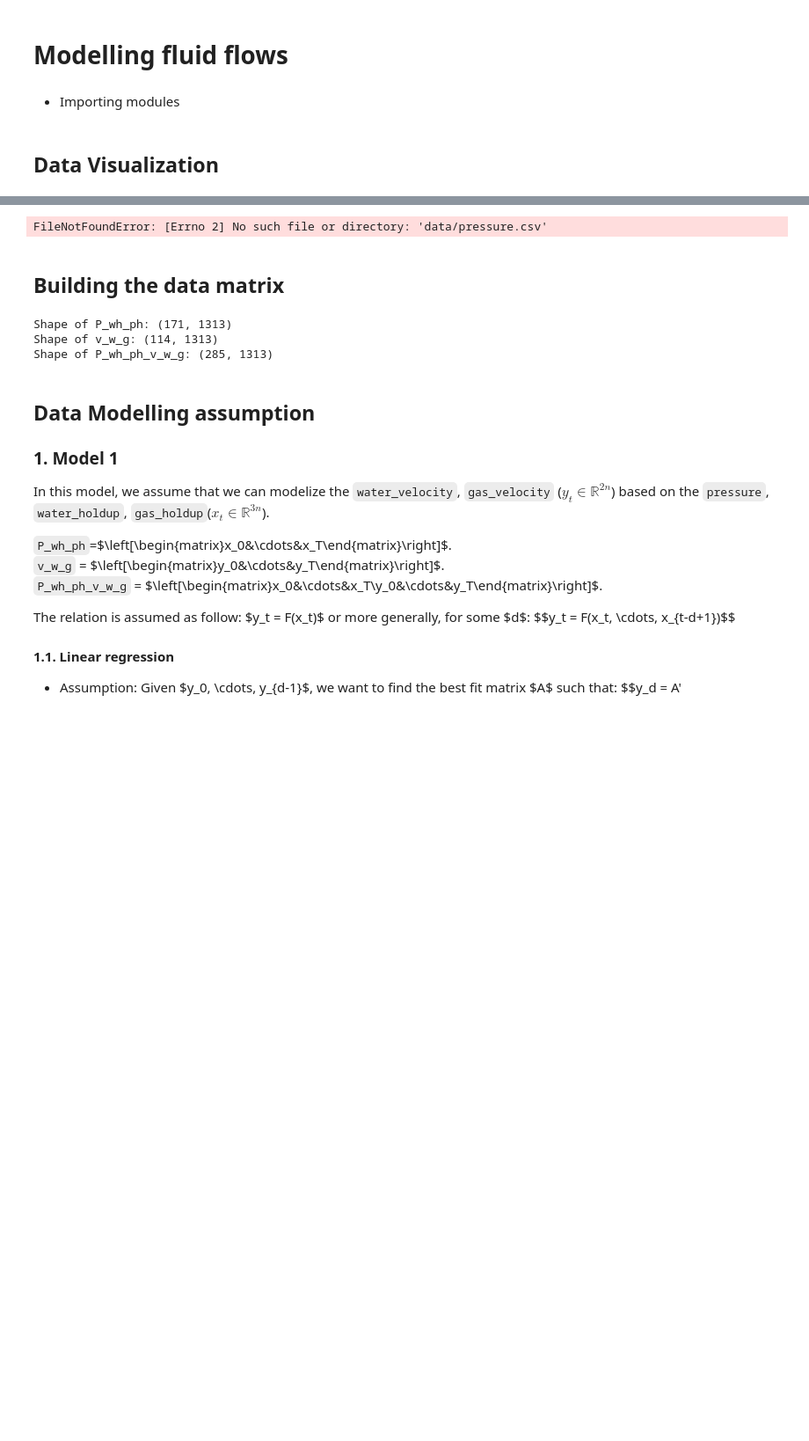
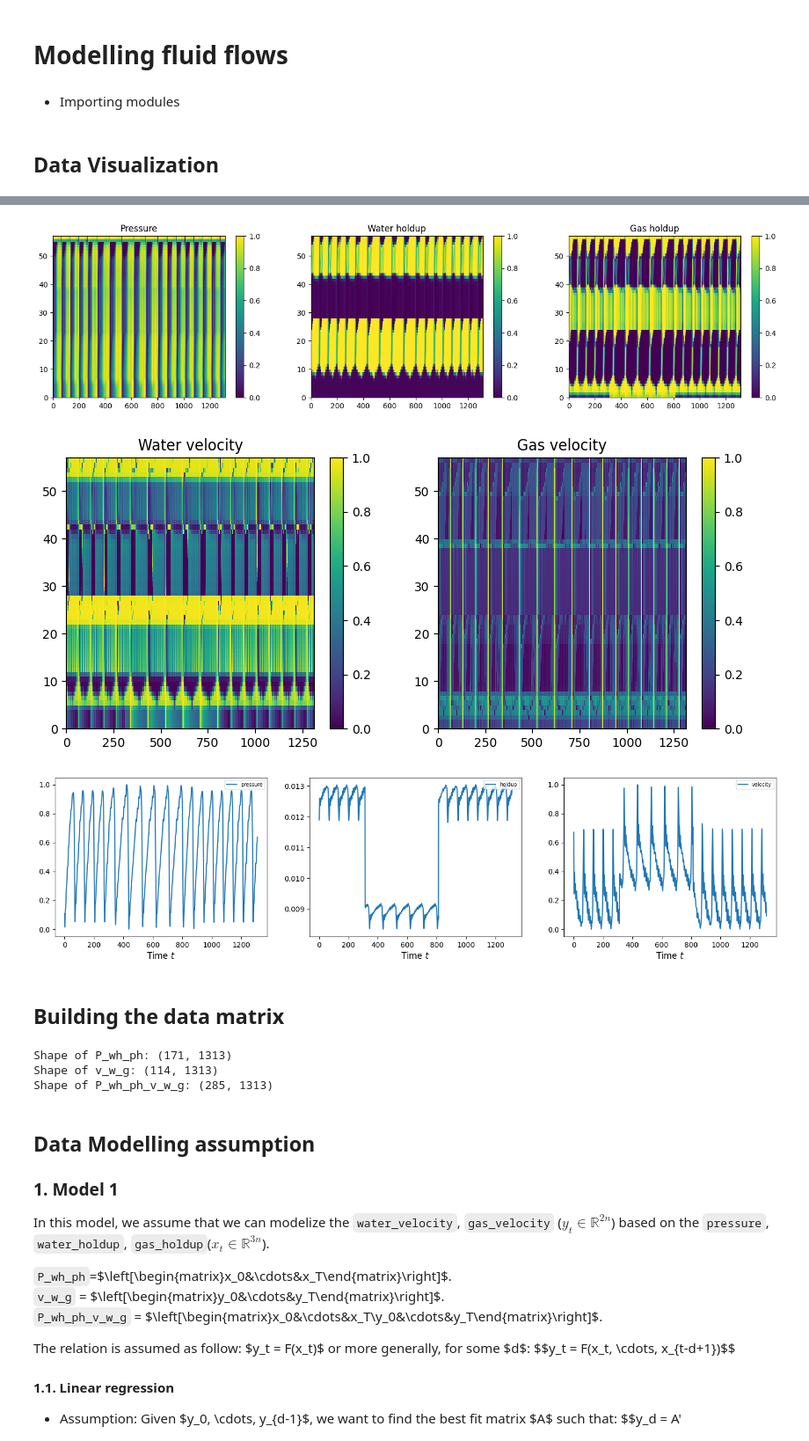
Before and after one commit to arofenitra/data-driven-modelling-fluid-flow, a Jupyter notebook: notebook/ML_modelling.ipynb, the cells around one changed output, grey strips where cells are left out. Shown at 88% size. Saved outputs shown, nothing was run; the diff lists cells and outputs as text; code cells hidden in the pictures; blank space fills up the shorter version.

```diff
--- a/notebook/ML_modelling.ipynb
+++ b/notebook/ML_modelling.ipynb
@@ -48,7 +44,7 @@ nonlinear_modeling_guide.md
 # %%
 
 
-path = r'data/'
+path = r'../data/'
 df0 = pd.read_csv(path + 'pressure.csv', index_col=False, header=None)
 
 df1 = pd.read_csv(path + 'water_holdup.csv', index_col=False, header=None)
@@ -117,34 +113,36 @@ plt.title("Water velocity")
 plt.pcolor(water_velocity)
 plt.colorbar()
 
 plt.subplot(1, 2, 2)
 plt.title("Gas velocity")
 plt.pcolor(gas_velocity)
 plt.colorbar()
 plt.show()
 
 x_location = 0
 
 plt.figure(figsize=(18,4))
 
 plt.subplot(1, 3, 1)
 plt.plot(pressure.T[:,x_location],'-',label='pressure')
 plt.xlabel('Time $t$', fontsize=12)
 plt.legend(loc = 1, fontsize = 7)
 
 plt.subplot(1, 3, 2)
 plt.plot(water_holdup.T[:,x_location],'-',label='holdup')
 plt.xlabel('Time $t$', fontsize=12)
 plt.legend(loc = 1, fontsize = 7)
 
 plt.subplot(1, 3, 3)
 plt.plot(water_velocity.T[:,x_location],'-',label='velocity')
 plt.xlabel('Time $t$', fontsize=12)
 plt.legend(loc = 1, fontsize = 7)
 
 plt.show()
 # %% [output]
-FileNotFoundError: [Errno 2] No such file or directory: 'data/pressure.csv'
+[figure, added]
+[figure, added]
+[figure, added]
 # %% [markdown]
 ## Building the data matrix
 # %%
```
Also changed, not shown: parts of 17 cells of this notebook, 9 other files.
